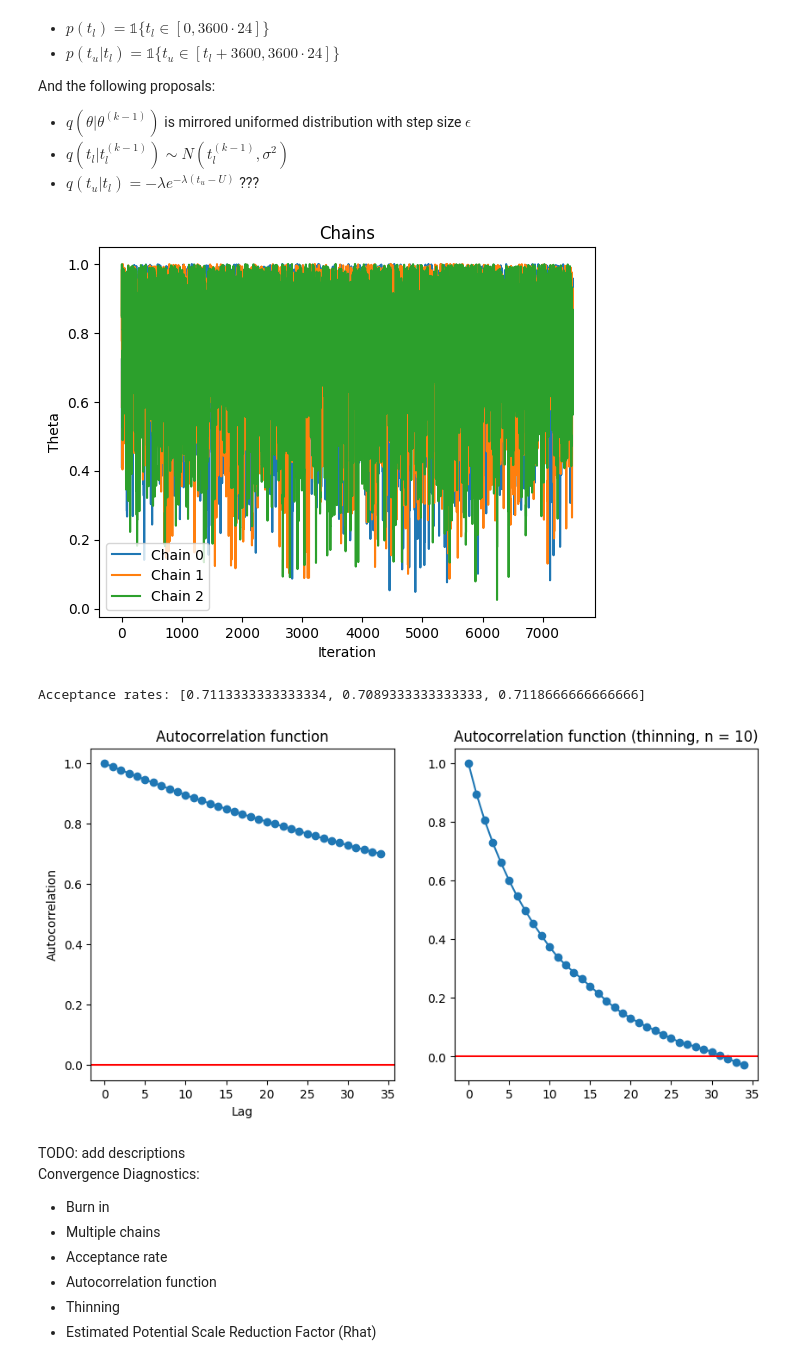
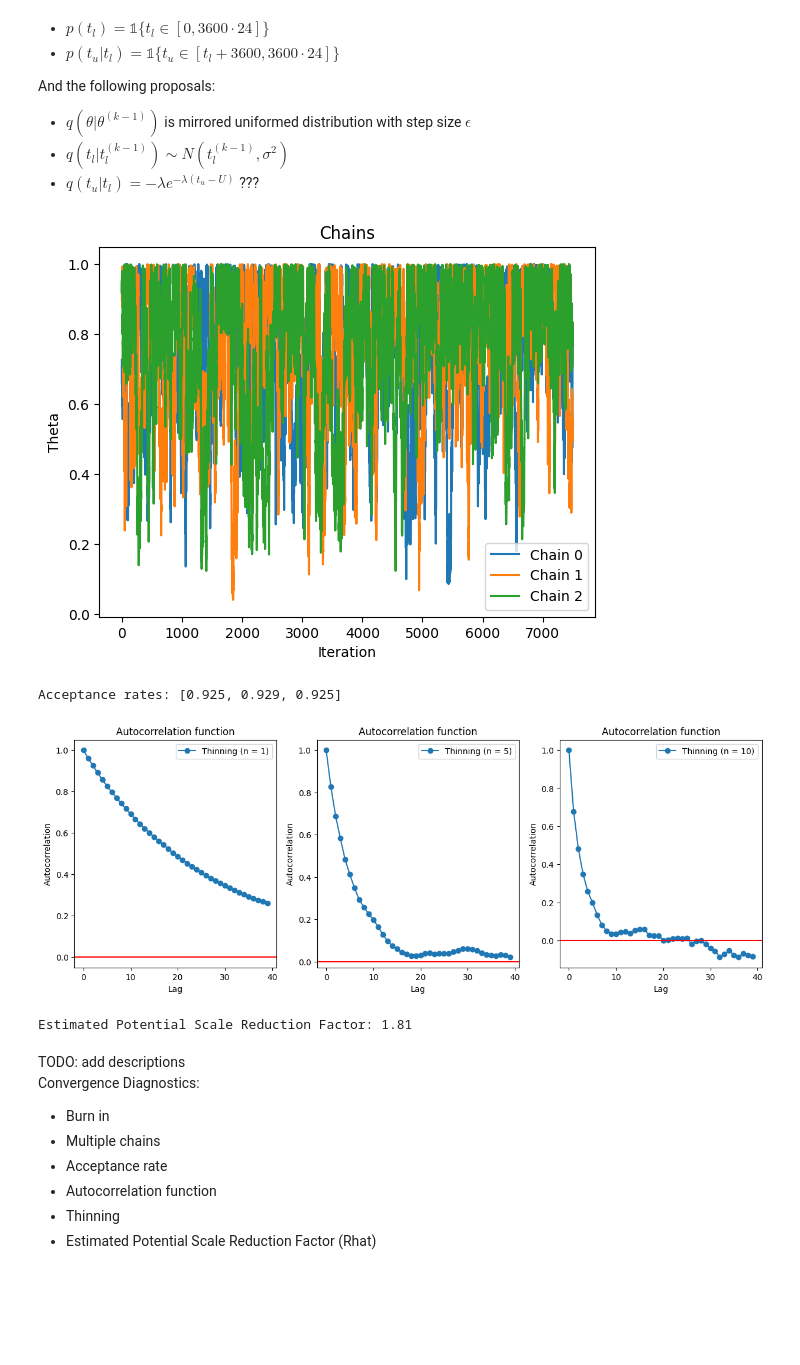
Before and after one commit to leonardodeclara/DD2447-Statistical-Methods-in-Applied-Computer-Science, a Jupyter notebook: Assignment_2/assignment2.ipynb, the cells around one changed output. Cells and saved outputs as stored; diff of their text form; code cells hidden in the pictures; blank space fills up the shorter version.

Commit message:
estimated potential scale reduction

```diff
--- a/Assignment_2/assignment2.ipynb
+++ b/Assignment_2/assignment2.ipynb
@@ -136,11 +141,14 @@ proposal_stds = [0.1, 0.5, 1, 2]
 fig, axs = plt.subplots(2, 2, figsize=(10, 10))
 axs = axs.flatten()
 for i, proposal_std in enumerate(proposal_stds):
-    results=metropolis_hastings(num_samples, mean, cov, proposal_std, burn_in=0)
+    results,rate=metropolis_hastings_gaussian(num_samples, mean, cov, proposal_std, burn_in=0)
     axs[i].scatter(results[:,0], results[:,1], s=1, color='red',label='MH samples')
     axs[i].scatter(samples[:,0], samples[:,1], s=1, color='blue', alpha=0.1, label='true samples')
     axs[i].set_xlabel('x')
     axs[i].set_ylabel('y')
     axs[i].set_title('MH samples with proposal std = {}'.format(proposal_std))
     axs[i].legend()
+    print('Acceptance rate with proposal std = {}: {}%'.format(proposal_std,rate*100))
+
+plt.show()
 # %% [output]
@@ -560,10 +570,10 @@ def metropolis_hastings(num_samples, data, epsilon, alpha_param, beta_param,
             samples[i] = samples[i-1]
 
     samples = samples[int(burn_in*num_samples):]
-    accept_rate = accept_count/len(samples)
+    accept_rate =  np.around(accept_count/len(samples), decimals=3)
 
     if (thin_rate > 1):
-        samples = samples[::thin_rate]
+        samples = samples[::int(thin_rate)]
 
     #Compute autocorrelation
     autocorr = np.zeros(max_lag)
@@ -578,12 +588,14 @@ def metropolis_hastings(num_samples, data, epsilon, alpha_param, beta_param,
     return samples, accept_rate, autocorr
 # %%
 #Multiple chains with burn-in period
+epsilon = 0.2
+num_samples= 20000
 num_runs = 3
 chains=list()
 accept_rates=list()
 autocorrs=list()
 for i in range(num_runs):
-    res,rate,autocorr_value = metropolis_hastings(num_samples=10000,data=D, epsilon=0.1,
+    res,rate,autocorr_value = metropolis_hastings(num_samples=10000,data=D, epsilon=epsilon,
                               alpha_param=1, beta_param=1,  tl=1.0*3600, tu=2.0*3600, burn_in=0.25, max_lag = 50, seed = i)
     chains.append(res)
     accept_rates.append(rate)
@@ -600,28 +612,26 @@ plt.show()
 
 print('Acceptance rates: {}'.format(accept_rates))
 # %% [output]
-[figure, old version]
+[figure, new version]
-Acceptance rates: [0.7113333333333334, 0.7089333333333333, 0.7118666666666666]
+Acceptance rates: [0.925, 0.929, 0.925]
 # %%
 #Effect of thinning on the autocorrelation function
-thin_rate = 10
-res_no_thin,rate_no_thin,autocorr_no_thin = metropolis_hastings(num_samples=10000, data = D, epsilon=0.1,
-                              alpha_param=1, beta_param=1,  tl=1.0*3600, tu=2.0*3600, burn_in=0.25, max_lag = 35, thin_rate=1, seed = 0)
-res_thin,rate_thin,autocorr_thin = metropolis_hastings(num_samples=100000, data = D, epsilon=0.1,
-                              alpha_param=1, beta_param=1,  tl=1.0*3600, tu=2.0*3600, burn_in=0.25, max_lag = 35, thin_rate=thin_rate, seed = 0)
-
-f,axs = plt.subplots(1, 2, figsize=(10, 5))
+thin_rates = [1,5,10]
+autoccors=list()
+for thin_rate in thin_rates:
+    _,_,autocorr_value = metropolis_hastings(num_samples=num_samples,data=D, epsilon=epsilon,
+                              alpha_param=1, beta_param=1,  tl=1.0*3600, tu=2.0*3600, burn_in=0.25, max_lag = 40, thin_rate=thin_rate, seed = 0)
+    autoccors.append(autocorr_value)
 
 
-axs[0].plot(autocorr_no_thin,'-o')
-axs[0].set_title('Autocorrelation function (no thinning)')
-axs[0].axhline(0, 0, 1, c='r')
-axs[1].plot(autocorr_thin,'-o', label='Thinning (n = ) {}'.format(thin_rate))
-axs[1].axhline(0, 0, 1, c='r')
-axs[1].set_title('Autocorrelation function (thinning, n = {})'.format(thin_rate))
-for i in range(2):
-    axs[0].set_xlabel('Lag')
-    axs[0].set_ylabel('Autocorrelation')
-    axs[0].set_title('Autocorrelation function')
+f,axs = plt.subplots(1, len(thin_rates), figsize=(15,5))
+for i in range(len(thin_rates)):
+    axs[i].plot(autoccors[i],'-o', label='Thinning (n = {})'.format(thin_rates[i]))
+    axs[i].axhline(0, 0, 1, c='r')
+    axs[i].set_title('Autocorrelation function (thinning, n = {})'.format(thin_rates[i]))
+    axs[i].set_xlabel('Lag')
+    axs[i].set_ylabel('Autocorrelation')
+    axs[i].set_title('Autocorrelation function')
+    axs[i].legend()
 # %% [output]
-[figure, old version]
+[figure, new version]
@@ -628,3 +657,26 @@ for i in range(2):
+# %%
+
+#compute between sequence variance and within sequence variance
+between_seq_var = (count_samples/(num_runs-1))*np.sum([(chain_means[i]-chain_mean)**2 for i in range(num_runs)])
+w=0
+for i in range(num_runs):
+    in_sum=0
+    for j in range(count_samples):
+        in_sum += (chains[i][j]-chain_means[i])**2
+    w = w + in_sum/(count_samples-1)
+
+within_seq_var  = (1/count_samples)*w
+
+#within_seq_var  = (1/num_runs)*np.sum([(1/(count_samples-1))*np.sum([(chains[i][j]-chain_means[i])**2] for j in range(count_samples) for i in range(num_runs))])
+
+#compute average of variances
+avg_var  = ((count_samples-1)/(count_samples))*within_seq_var + (1/count_samples)*between_seq_var
+
+#compute potential scale reduction factor
+epsr = np.sqrt(avg_var/within_seq_var)
+print('Estimated Potential Scale Reduction Factor: {:.2f}'.format(epsr))
+# %% [output]
+Estimated Potential Scale Reduction Factor: 1.81
 # %% [markdown]
 TODO: add descriptions\
 Convergence Diagnostics:
```
Also changed, not shown: parts of 12 cells of this notebook.
